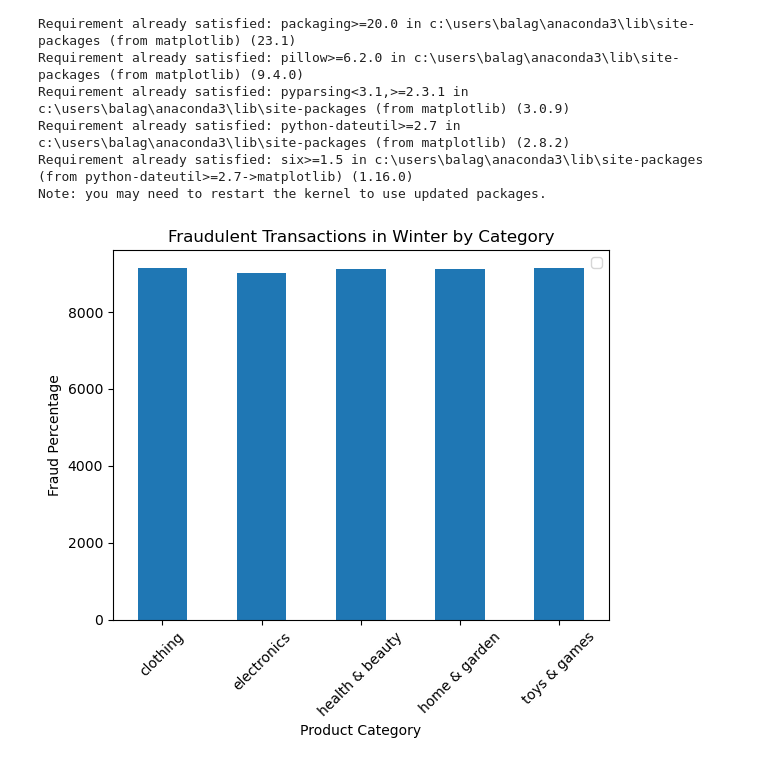
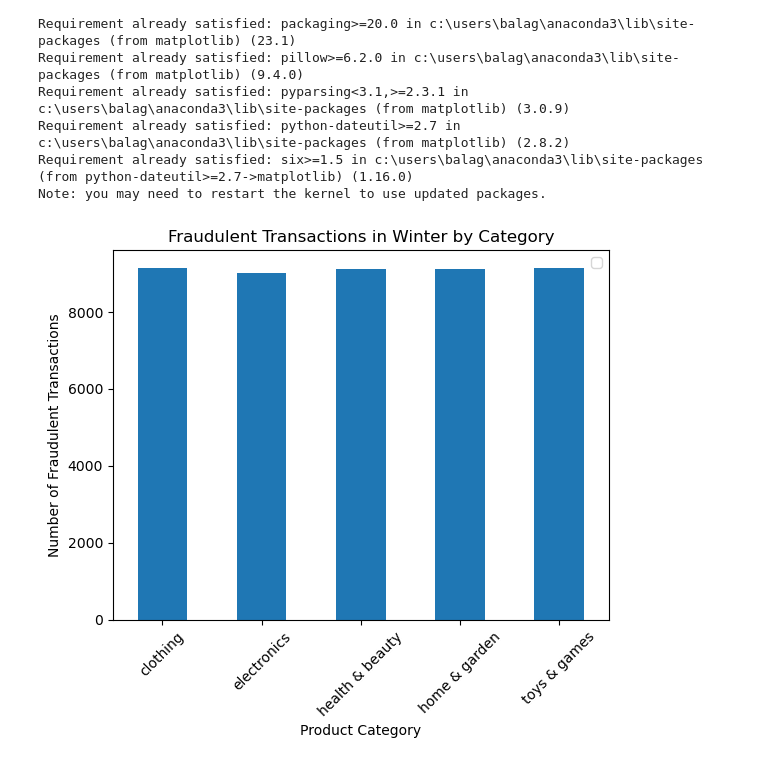
Before and after one commit to ssreekum9/Project-3---Fraudulent-E-Commerce-Transactions, a Jupyter notebook: Resources/transactions_seasons.ipynb, the cells around one changed output. Cells and saved outputs as stored; diff of their text form; code cells hidden in the pictures.

Commit message:
Lakshmi transactions by season

```diff
--- a/Resources/transactions_seasons.ipynb
+++ b/Resources/transactions_seasons.ipynb
@@ -197,25 +197,22 @@ Note: you may need to restart the kernel to use updated packages.
 # %%
 import matplotlib.pyplot as plt
 # %%
-#winter_df.plot(x='product_category', y='is_fraudulent', kind='bar', title='Fraudulent Transactions in Winter by Category')
-#plt.show()
 
-# Assuming 'winter_df' is your DataFrame
 # Convert boolean values to 1s and 0s
 winter_df['is_fraudulent_numeric'] = winter_df['is_fraudulent'].astype(int)
 
 # Group by 'product_category' and calculate the mean of 'is_fraudulent_numeric'
 grouped_df = winter_df.groupby('product_category')['is_fraudulent_numeric'].mean().reset_index()
 
-# Plot the grouped data
+# Plot the data
 grouped_df.plot(x='product_category', y='is_fraudulent_numeric', kind='bar', title='Fraudulent Transactions in Winter by Category')
-plt.ylabel('Fraud Percentage')  # Set the y-axis label
+plt.ylabel('Number of Fraudulent Transactions')
 plt.xlabel('Product Category')
-plt.xticks(rotation=45)  # Rotate x-axis labels for better readability
+plt.xticks(rotation=45)
 plt.gca().legend([])
 plt.show()
 # %% [output]
-[figure, old version]
+[figure, new version]
 # %%
 spring_df['is_fraudulent_numeric'] = spring_df['is_fraudulent'].astype(int)
 
```
Also changed, not shown: parts of 2 cells of this notebook.
